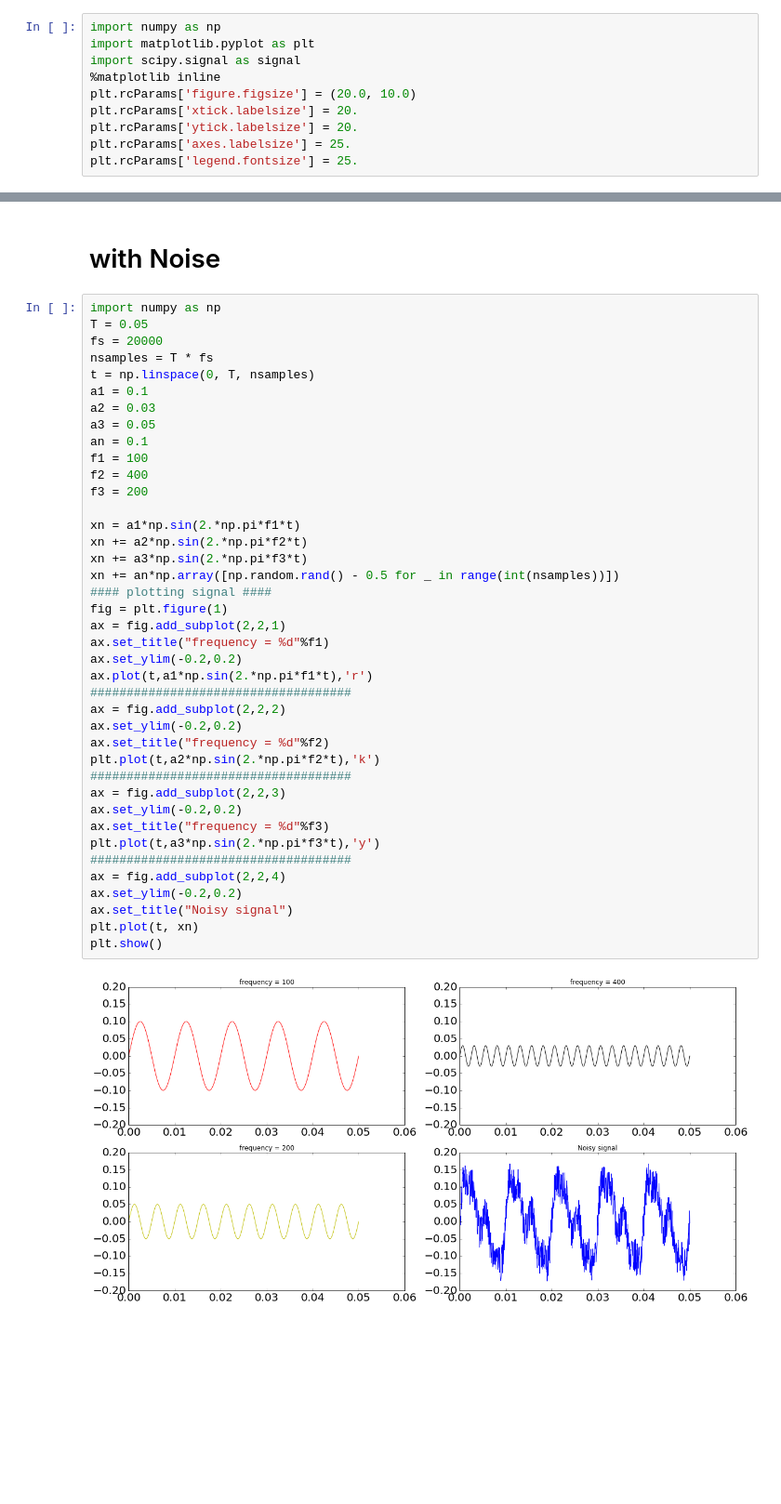
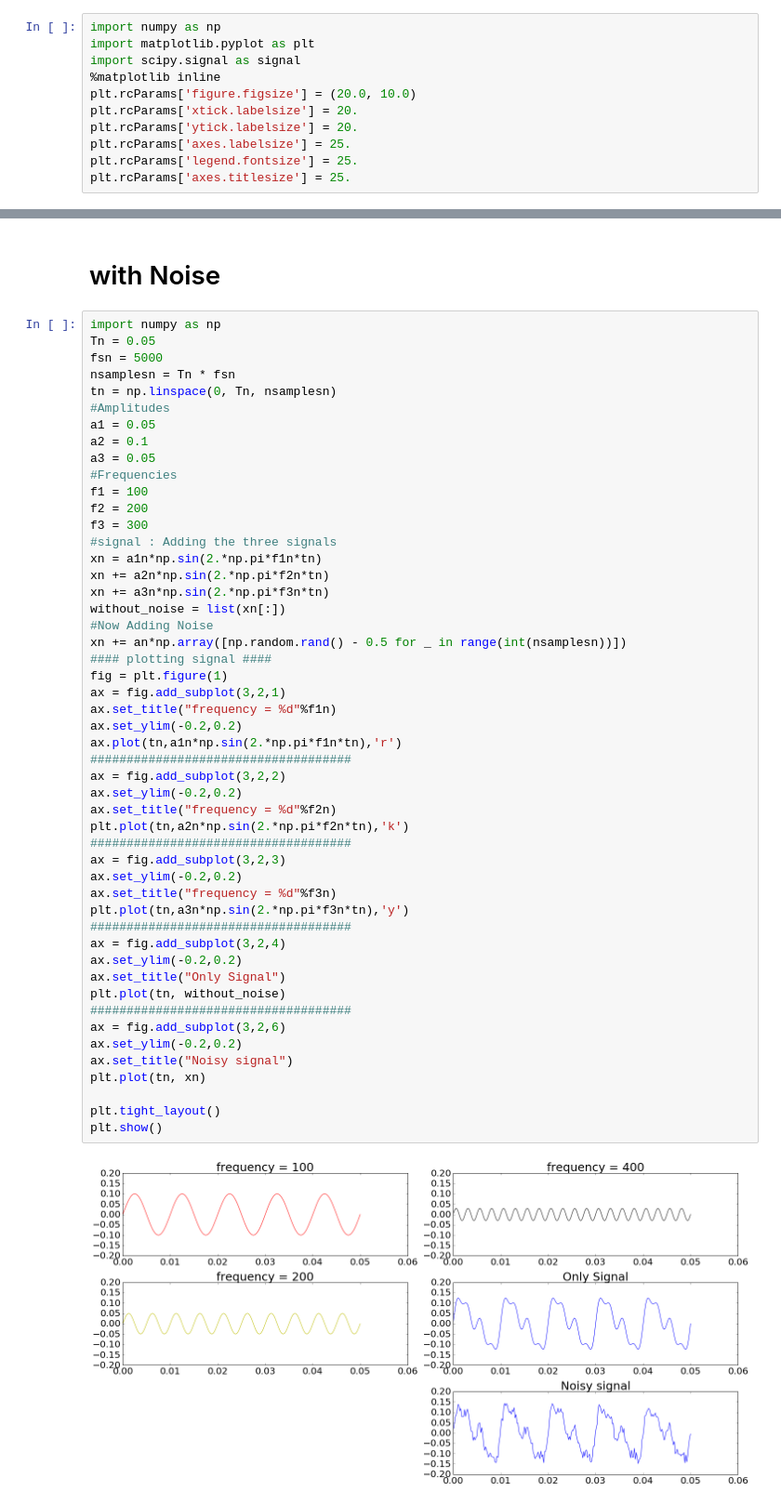
Before and after one commit to jamka1902/Python-Course, a Jupyter notebook: Sample_data_Analysis.ipynb, the cells around one changed output, grey strips where cells are left out. Shown at 93% size. Cells and saved outputs as stored; diff of their text form; blank space fills up the shorter version.

```diff
--- a/Sample_data_Analysis.ipynb
+++ b/Sample_data_Analysis.ipynb
@@ -8,6 +8,7 @@ plt.rcParams['xtick.labelsize'] = 20.
 plt.rcParams['ytick.labelsize'] = 20.
 plt.rcParams['axes.labelsize'] = 25.
 plt.rcParams['legend.fontsize'] = 25.
+plt.rcParams['axes.titlesize'] = 25.
 # %%
 T = 0.05
 fs = 2000
@@ -113,46 +120,56 @@ plt.show()
 # with Noise
 # %%
 import numpy as np
-T = 0.05
-fs = 20000
-nsamples = T * fs
-t = np.linspace(0, T, nsamples)
-a1 = 0.1
-a2 = 0.03
+Tn = 0.05
+fsn = 5000
+nsamplesn = Tn * fsn
+tn = np.linspace(0, Tn, nsamplesn)
+#Amplitudes
+a1 = 0.05
+a2 = 0.1
 a3 = 0.05
-an = 0.1
+#Frequencies
 f1 = 100
-f2 = 400
-f3 = 200
-
-xn = a1*np.sin(2.*np.pi*f1*t)
-xn += a2*np.sin(2.*np.pi*f2*t)
-xn += a3*np.sin(2.*np.pi*f3*t)
-xn += an*np.array([np.random.rand() - 0.5 for _ in range(int(nsamples))])
+f2 = 200
+f3 = 300
+#signal : Adding the three signals
+xn = a1n*np.sin(2.*np.pi*f1n*tn)
+xn += a2n*np.sin(2.*np.pi*f2n*tn)
+xn += a3n*np.sin(2.*np.pi*f3n*tn)
+without_noise = list(xn[:])
+#Now Adding Noise
+xn += an*np.array([np.random.rand() - 0.5 for _ in range(int(nsamplesn))])
 #### plotting signal ####
 fig = plt.figure(1)
-ax = fig.add_subplot(2,2,1)
-ax.set_title("frequency = %d"%f1)
+ax = fig.add_subplot(3,2,1)
+ax.set_title("frequency = %d"%f1n)
 ax.set_ylim(-0.2,0.2)
-ax.plot(t,a1*np.sin(2.*np.pi*f1*t),'r')
+ax.plot(tn,a1n*np.sin(2.*np.pi*f1n*tn),'r')
 ####################################
-ax = fig.add_subplot(2,2,2)
+ax = fig.add_subplot(3,2,2)
 ax.set_ylim(-0.2,0.2)
-ax.set_title("frequency = %d"%f2)
-plt.plot(t,a2*np.sin(2.*np.pi*f2*t),'k')
+ax.set_title("frequency = %d"%f2n)
+plt.plot(tn,a2n*np.sin(2.*np.pi*f2n*tn),'k')
 ####################################
-ax = fig.add_subplot(2,2,3)
+ax = fig.add_subplot(3,2,3)
 ax.set_ylim(-0.2,0.2)
-ax.set_title("frequency = %d"%f3)
-plt.plot(t,a3*np.sin(2.*np.pi*f3*t),'y')
+ax.set_title("frequency = %d"%f3n)
+plt.plot(tn,a3n*np.sin(2.*np.pi*f3n*tn),'y')
 ####################################
-ax = fig.add_subplot(2,2,4)
+ax = fig.add_subplot(3,2,4)
+ax.set_ylim(-0.2,0.2)
+ax.set_title("Only Signal")
+plt.plot(tn, without_noise)
+####################################
+ax = fig.add_subplot(3,2,6)
 ax.set_ylim(-0.2,0.2)
 ax.set_title("Noisy signal")
-plt.plot(t, xn)
+plt.plot(tn, xn)
+
+plt.tight_layout()
 plt.show()
 # %% [output]
-[figure, old version]
+[figure, new version]
 # %%
 f, Pxx_den = signal.periodogram(xn, fs)
 plt.plot(f, Pxx_den)
```
Also changed, not shown: parts of 11 cells of this notebook, 1 other file.
